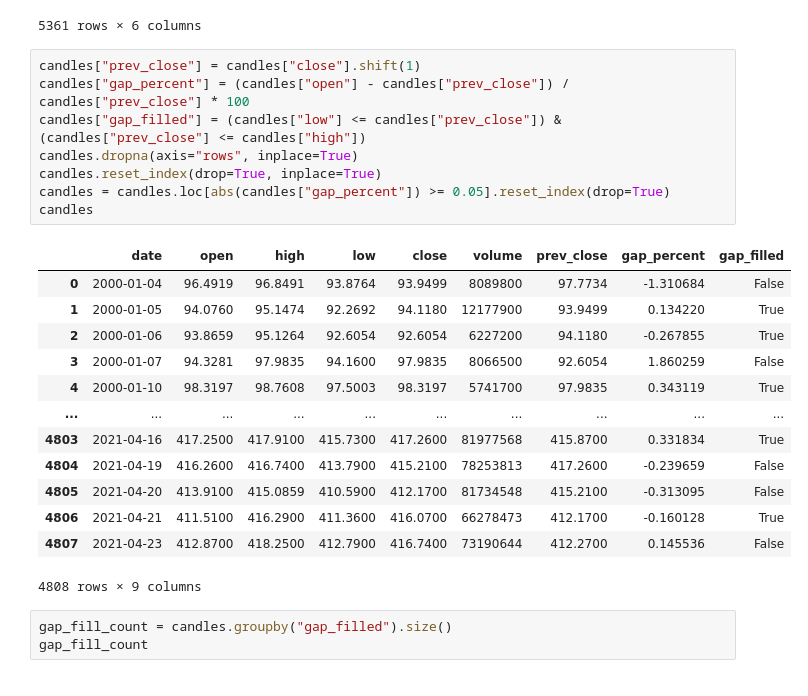
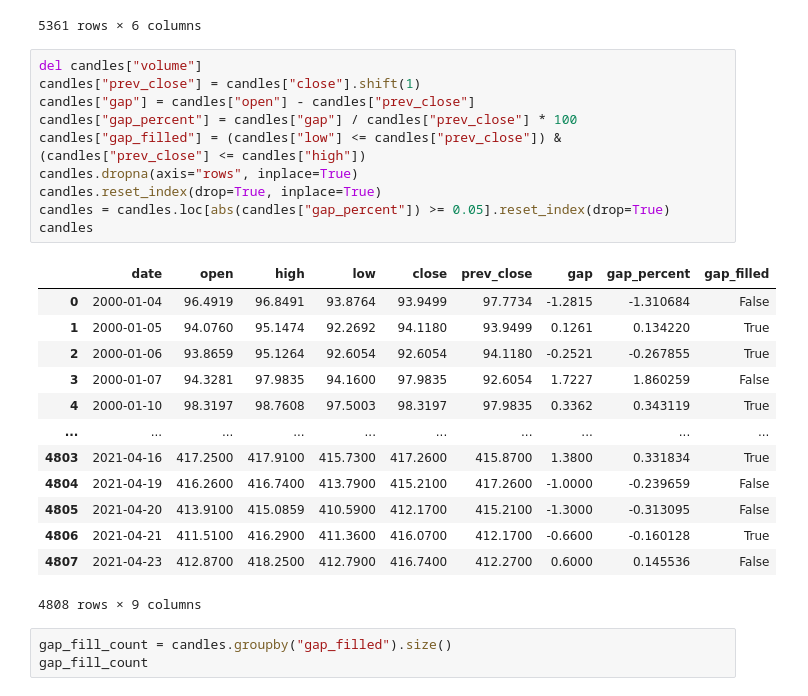
Before and after one commit to t73liu/trading-bot, a Jupyter notebook: quant/DailyGapFill.ipynb, the cells around one changed output. Drawn from its saved outputs; the diff is of its cells as text.

```diff
--- a/quant/DailyGapFill.ipynb
+++ b/quant/DailyGapFill.ipynb
@@ -19,26 +21,28 @@ candles
 | 5360 | 2021-04-23 | 412.8700 | 418.2500 | 412.7900 | 416.7400 | 73190644 |
 5361 rows × 6 columns
 # %%
+del candles["volume"]
 candles["prev_close"] = candles["close"].shift(1)
-candles["gap_percent"] = (candles["open"] - candles["prev_close"]) / candles["prev_close"] * 100
+candles["gap"] = candles["open"] - candles["prev_close"]
+candles["gap_percent"] = candles["gap"] / candles["prev_close"] * 100
 candles["gap_filled"] = (candles["low"] <= candles["prev_close"]) & (candles["prev_close"] <= candles["high"])
 candles.dropna(axis="rows", inplace=True)
 candles.reset_index(drop=True, inplace=True)
 candles = candles.loc[abs(candles["gap_percent"]) >= 0.05].reset_index(drop=True)
 candles
 # %% [output]
-|  | date | open | high | low | close | volume | prev_close | gap_percent | gap_filled |
-| 0 | 2000-01-04 | 96.4919 | 96.8491 | 93.8764 | 93.9499 | 8089800 | 97.7734 | -1.310684 | False |
-| 1 | 2000-01-05 | 94.0760 | 95.1474 | 92.2692 | 94.1180 | 12177900 | 93.9499 | 0.134220 | True |
-| 2 | 2000-01-06 | 93.8659 | 95.1264 | 92.6054 | 92.6054 | 6227200 | 94.1180 | -0.267855 | True |
-| 3 | 2000-01-07 | 94.3281 | 97.9835 | 94.1600 | 97.9835 | 8066500 | 92.6054 | 1.860259 | False |
-| 4 | 2000-01-10 | 98.3197 | 98.7608 | 97.5003 | 98.3197 | 5741700 | 97.9835 | 0.343119 | True |
+|  | date | open | high | low | close | prev_close | gap | gap_percent | gap_filled |
+| 0 | 2000-01-04 | 96.4919 | 96.8491 | 93.8764 | 93.9499 | 97.7734 | -1.2815 | -1.310684 | False |
+| 1 | 2000-01-05 | 94.0760 | 95.1474 | 92.2692 | 94.1180 | 93.9499 | 0.1261 | 0.134220 | True |
+| 2 | 2000-01-06 | 93.8659 | 95.1264 | 92.6054 | 92.6054 | 94.1180 | -0.2521 | -0.267855 | True |
+| 3 | 2000-01-07 | 94.3281 | 97.9835 | 94.1600 | 97.9835 | 92.6054 | 1.7227 | 1.860259 | False |
+| 4 | 2000-01-10 | 98.3197 | 98.7608 | 97.5003 | 98.3197 | 97.9835 | 0.3362 | 0.343119 | True |
 | ... | ... | ... | ... | ... | ... | ... | ... | ... | ... |
-| 4803 | 2021-04-16 | 417.2500 | 417.9100 | 415.7300 | 417.2600 | 81977568 | 415.8700 | 0.331834 | True |
-| 4804 | 2021-04-19 | 416.2600 | 416.7400 | 413.7900 | 415.2100 | 78253813 | 417.2600 | -0.239659 | False |
-| 4805 | 2021-04-20 | 413.9100 | 415.0859 | 410.5900 | 412.1700 | 81734548 | 415.2100 | -0.313095 | False |
-| 4806 | 2021-04-21 | 411.5100 | 416.2900 | 411.3600 | 416.0700 | 66278473 | 412.1700 | -0.160128 | True |
-| 4807 | 2021-04-23 | 412.8700 | 418.2500 | 412.7900 | 416.7400 | 73190644 | 412.2700 | 0.145536 | False |
+| 4803 | 2021-04-16 | 417.2500 | 417.9100 | 415.7300 | 417.2600 | 415.8700 | 1.3800 | 0.331834 | True |
+| 4804 | 2021-04-19 | 416.2600 | 416.7400 | 413.7900 | 415.2100 | 417.2600 | -1.0000 | -0.239659 | False |
+| 4805 | 2021-04-20 | 413.9100 | 415.0859 | 410.5900 | 412.1700 | 415.2100 | -1.3000 | -0.313095 | False |
+| 4806 | 2021-04-21 | 411.5100 | 416.2900 | 411.3600 | 416.0700 | 412.1700 | -0.6600 | -0.160128 | True |
+| 4807 | 2021-04-23 | 412.8700 | 418.2500 | 412.7900 | 416.7400 | 412.2700 | 0.6000 | 0.145536 | False |
 4808 rows × 9 columns
 # %%
 gap_fill_count = candles.groupby("gap_filled").size()
```
Also changed, not shown: parts of 12 cells of this notebook.
